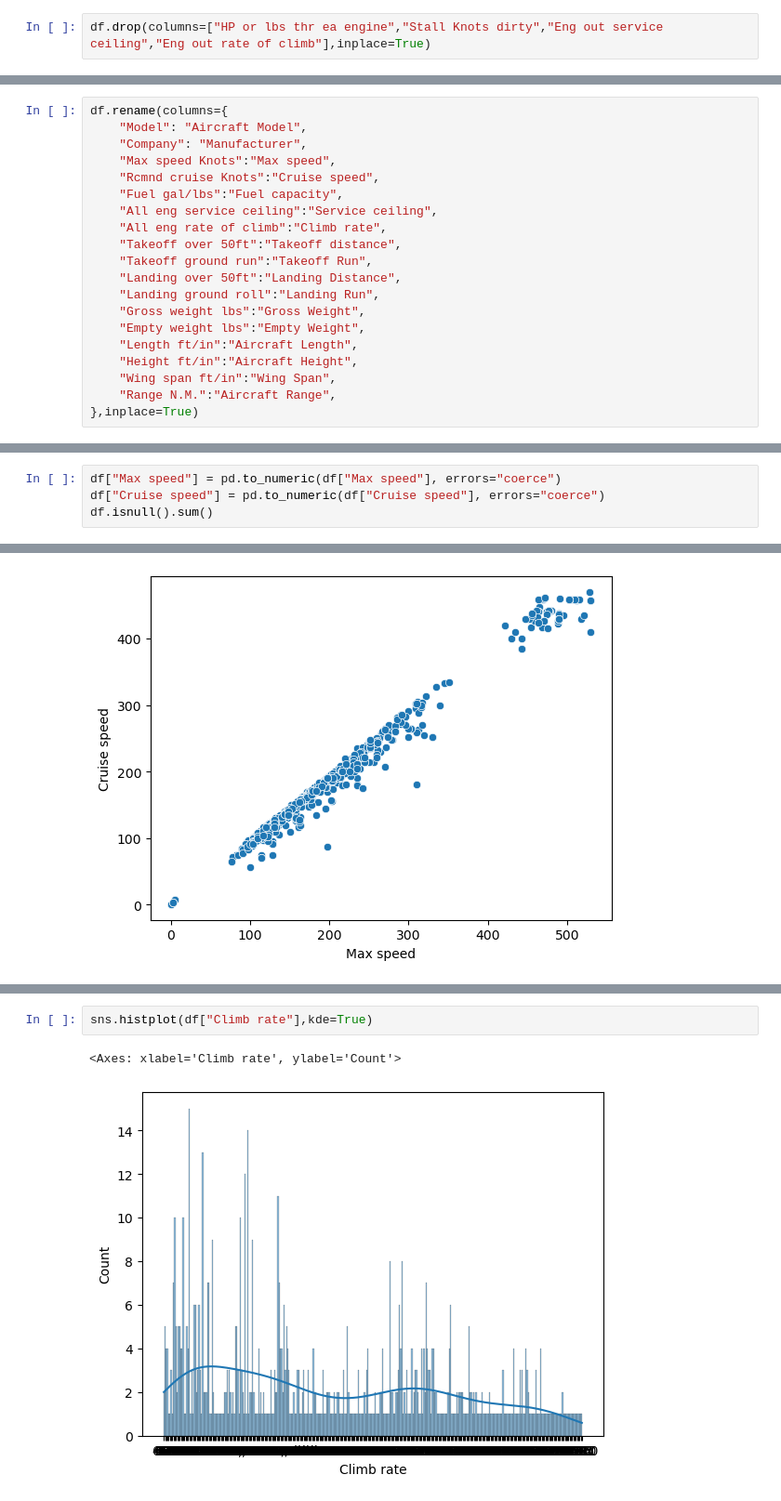
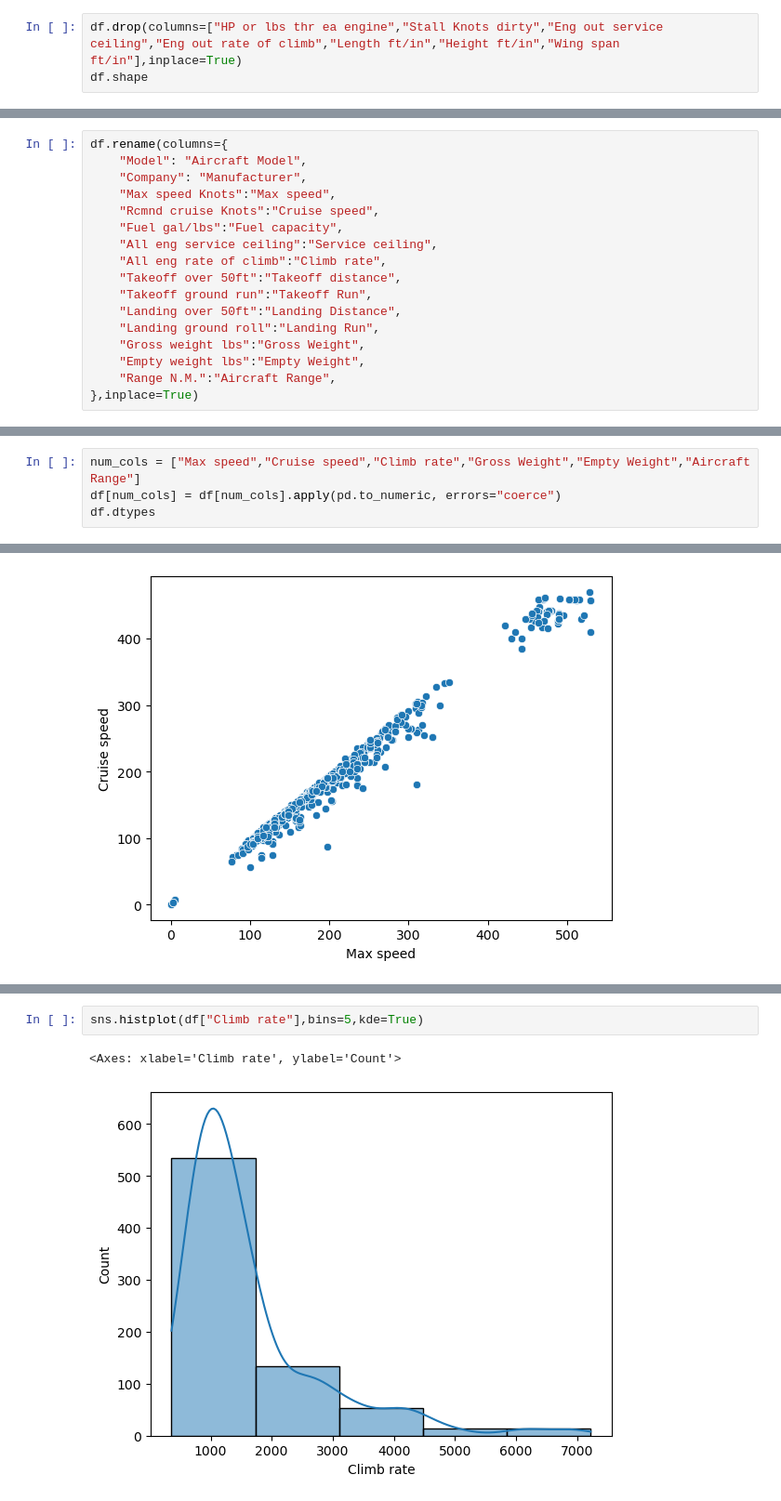
Before and after one commit to Malavikajaganathann/Python-Projects, a Jupyter notebook: Aircraft project.ipynb, the cells around one changed output, grey strips where cells are left out. Shown at 93% size. Saved outputs shown, nothing was run; the diff lists cells and outputs as text.

```diff
--- a/Aircraft project.ipynb
+++ b/Aircraft project.ipynb
@@ -77,4 +66,5 @@ Wing span ft/in             29
 Range N.M.                 103
 dtype: int64
 # %%
-df.drop(columns=["HP or lbs thr ea engine","Stall Knots dirty","Eng out service ceiling","Eng out rate of climb"],inplace=True)
+df.drop(columns=["HP or lbs thr ea engine","Stall Knots dirty","Eng out service ceiling","Eng out rate of climb","Length ft/in","Height ft/in","Wing span ft/in"],inplace=True)
+df.shape
@@ -106,8 +85,5 @@ df.rename(columns={
     "Landing ground roll":"Landing Run",
     "Gross weight lbs":"Gross Weight",
     "Empty weight lbs":"Empty Weight",
-    "Length ft/in":"Aircraft Length",
-    "Height ft/in":"Aircraft Height",
-    "Wing span ft/in":"Wing Span",
     "Range N.M.":"Aircraft Range",
 },inplace=True)
@@ -182,6 +152,2 @@ Wing Span            29
 Aircraft Range      103
 dtype: int64
-# %%
-df["Max speed"] = pd.to_numeric(df["Max speed"], errors="coerce")
-df["Cruise speed"] = pd.to_numeric(df["Cruise speed"], errors="coerce")
-df.isnull().sum()
@@ -207,0 +173,4 @@ dtype: int64
+# %%
+num_cols = ["Max speed","Cruise speed","Climb rate","Gross Weight","Empty Weight","Aircraft Range"]
+df[num_cols] = df[num_cols].apply(pd.to_numeric, errors="coerce")
+df.dtypes
@@ -293,6 +279,6 @@ Aircraft Range      103
 dtype: int64
 # %%
-sns.histplot(df["Climb rate"],kde=True)
+sns.histplot(df["Climb rate"],bins=5,kde=True)
 # %% [output]
 <Axes: xlabel='Climb rate', ylabel='Count'>
-[figure, old version]
+[figure, new version]
```
Also changed, not shown: parts of 31 cells of this notebook.
